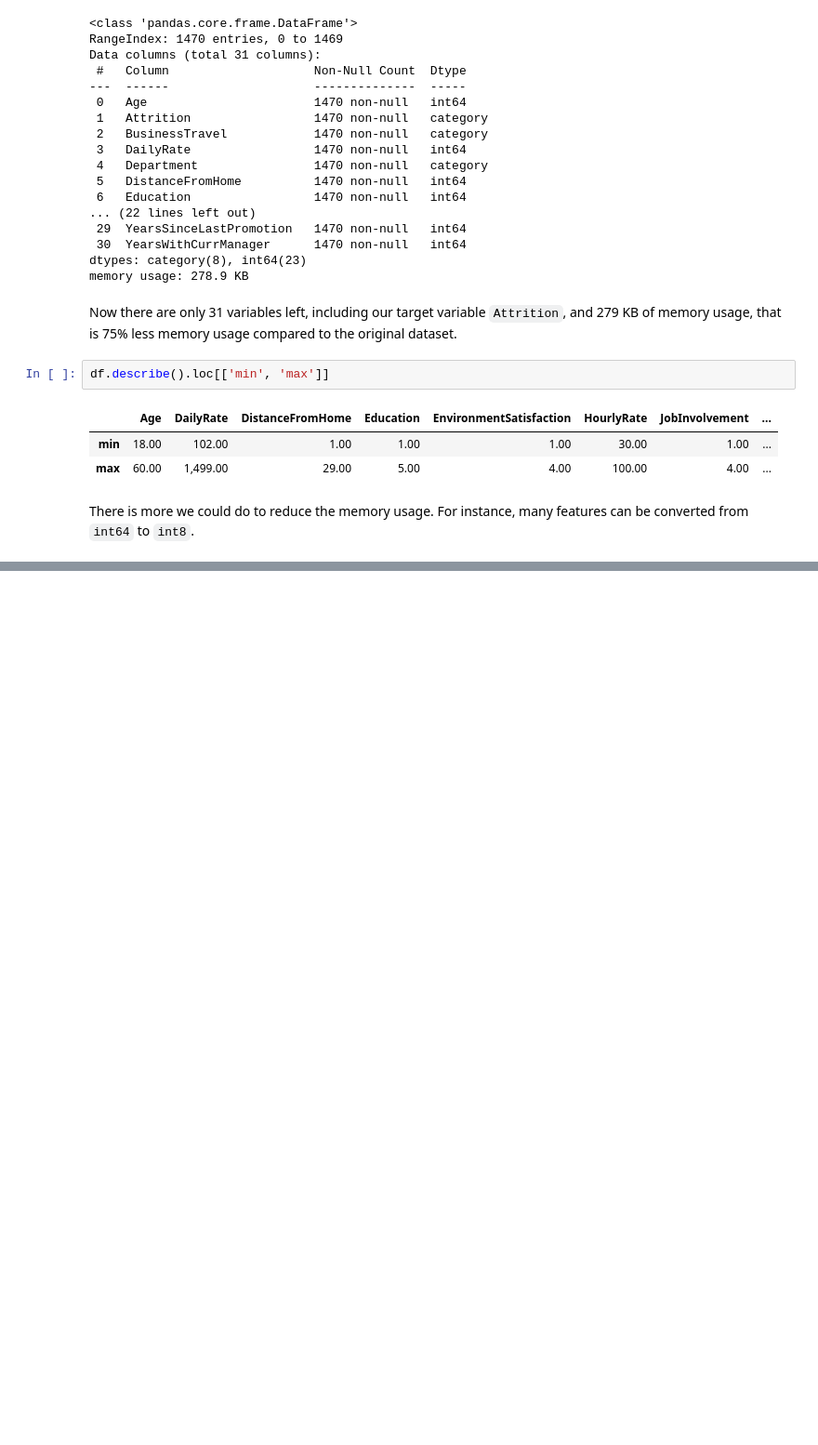
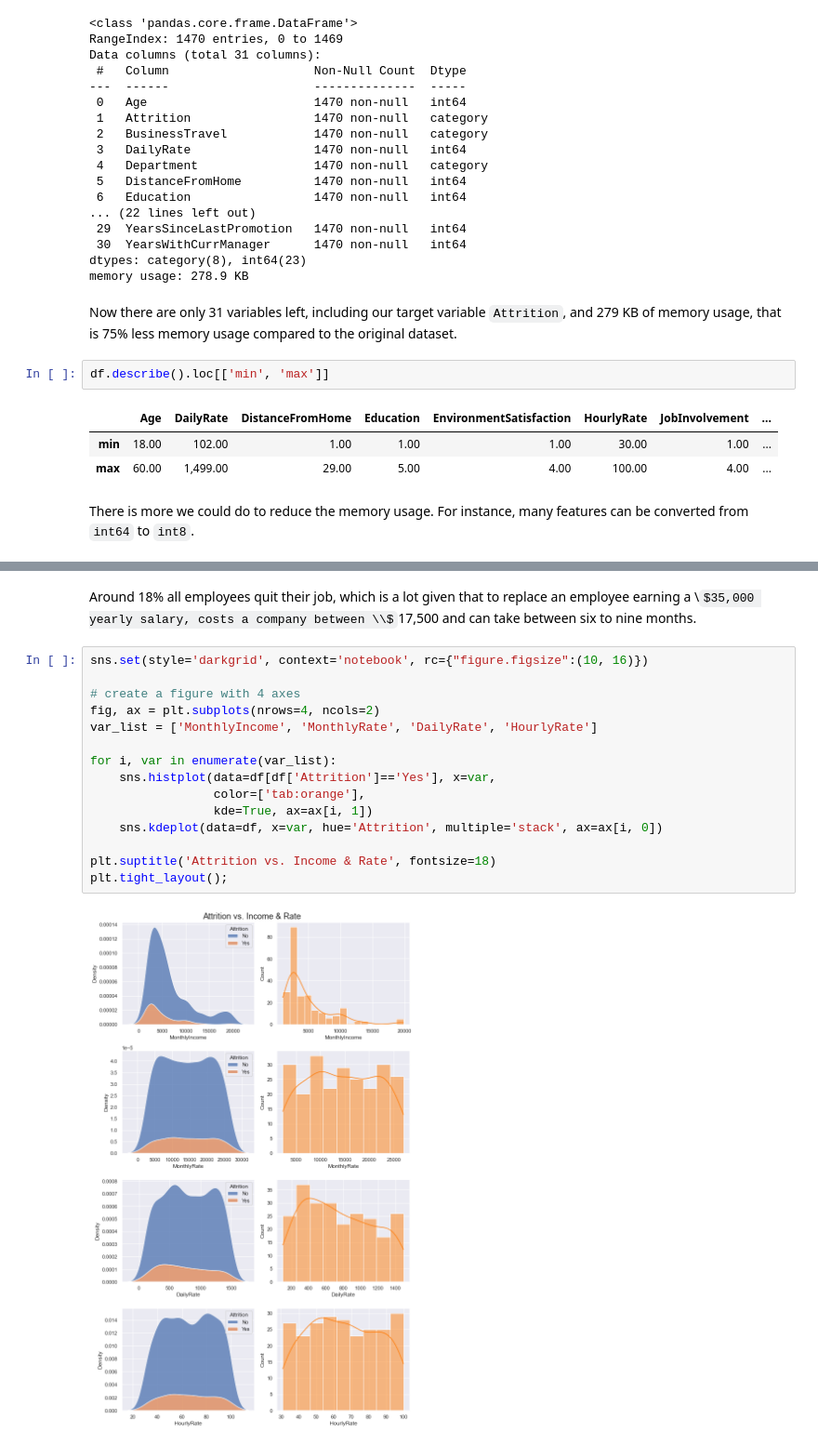
Before and after one commit to skacem/Business-Analytics, a Jupyter notebook: HR_Analytics/IBM_HR_analy.ipynb, the cells around one changed output, grey strips where cells are left out. Shown: that part at 93% size. Saved outputs shown, nothing was run; the diff lists cells and outputs as text; some formulas as TeX source; blank space fills up the shorter version.

```diff
--- a/HR_Analytics/IBM_HR_analy.ipynb
+++ b/HR_Analytics/IBM_HR_analy.ipynb
@@ -172,0 +185,19 @@ There is more we could do to reduce the memory usage. For instance, many feature
+# %% [markdown]
+Around 18% all employees quit their job, which is a lot given that to replace an employee earning a \\$35,000 yearly salary, costs a company between \\$17,500 and can take between six to nine months.
+# %%
+sns.set(style='darkgrid', context='notebook', rc={"figure.figsize":(10, 16)})
+
+# create a figure with 4 axes
+fig, ax = plt.subplots(nrows=4, ncols=2)
+var_list = ['MonthlyIncome', 'MonthlyRate', 'DailyRate', 'HourlyRate']
+
+for i, var in enumerate(var_list):
+    sns.histplot(data=df[df['Attrition']=='Yes'], x=var,
+                 color=['tab:orange'],
+                 kde=True, ax=ax[i, 1])
+    sns.kdeplot(data=df, x=var, hue='Attrition', multiple='stack', ax=ax[i, 0])
+
+plt.suptitle('Attrition vs. Income & Rate', fontsize=18)
+plt.tight_layout();
+# %% [output]
+[figure, added]
```
Also changed, not shown: parts of 3 cells of this notebook.
